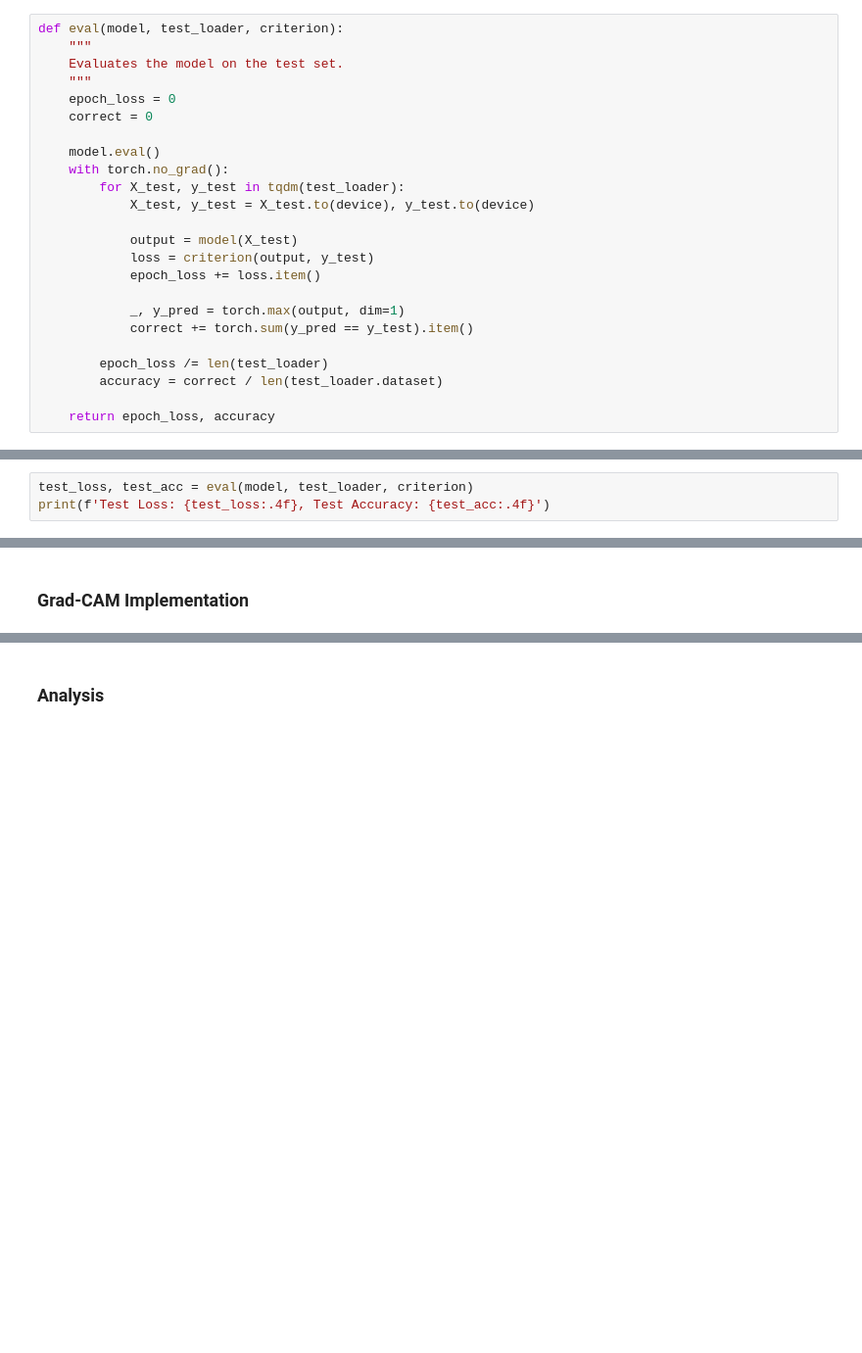
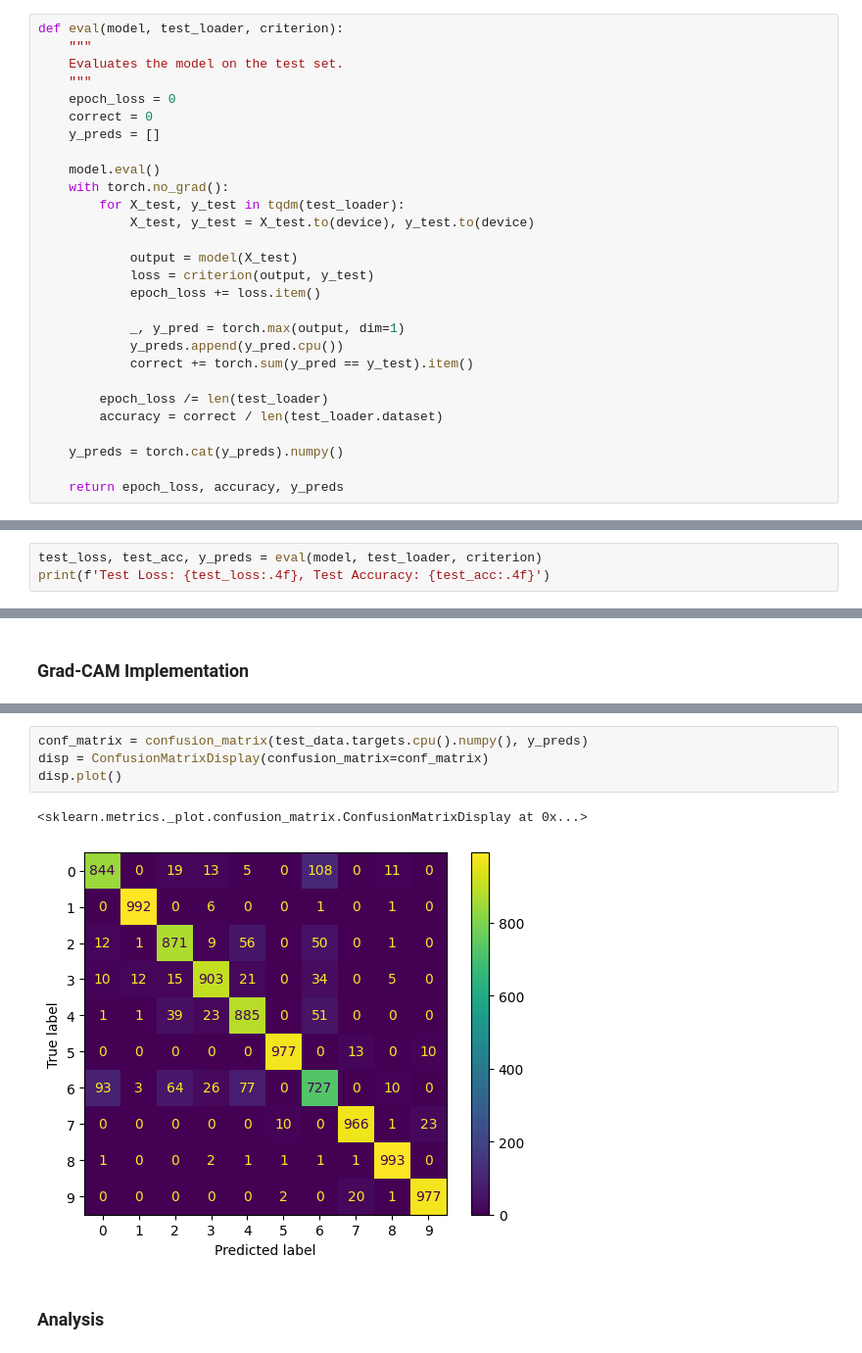
Before and after one commit to JaronMatzinger/mse_delearn, a Jupyter notebook: 07_exercises/grad-cam.ipynb, the cells around one changed output, grey strips where cells are left out. Shown: that part at 98% size. Saved outputs shown, nothing was run; the diff lists cells and outputs as text; blank space fills up the shorter version.

```diff
--- a/07_exercises/grad-cam.ipynb
+++ b/07_exercises/grad-cam.ipynb
@@ -199,6 +202,7 @@ def eval(model, test_loader, criterion):
     """
     epoch_loss = 0
     correct = 0
+    y_preds = []
 
     model.eval()
     with torch.no_grad():
@@ -210,12 +214,15 @@ def eval(model, test_loader, criterion):
             epoch_loss += loss.item()
 
             _, y_pred = torch.max(output, dim=1)
+            y_preds.append(y_pred.cpu())
             correct += torch.sum(y_pred == y_test).item()
 
         epoch_loss /= len(test_loader)
         accuracy = correct / len(test_loader.dataset)
 
-    return epoch_loss, accuracy
+    y_preds = torch.cat(y_preds).numpy()
+
+    return epoch_loss, accuracy, y_preds
 # %% [markdown]
 ### Plot Training Curves
 # %%
@@ -310,4 +317,4 @@ Val Loss: 0.2225, Val Accuracy: 0.9194
 # %%
-test_loss, test_acc = eval(model, test_loader, criterion)
+test_loss, test_acc, y_preds = eval(model, test_loader, criterion)
 print(f'Test Loss: {test_loss:.4f}, Test Accuracy: {test_acc:.4f}')
 # %% [output]
@@ -369,2 +375,9 @@ plt.show()
+# %%
+conf_matrix = confusion_matrix(test_data.targets.cpu().numpy(), y_preds)
+disp = ConfusionMatrixDisplay(confusion_matrix=conf_matrix)
+disp.plot()
+# %% [output]
+<sklearn.metrics._plot.confusion_matrix.ConfusionMatrixDisplay at 0x...>
+[figure, added]
 # %% [markdown]
 ### Analysis
```
Also changed, not shown: parts of 8 cells of this notebook.
